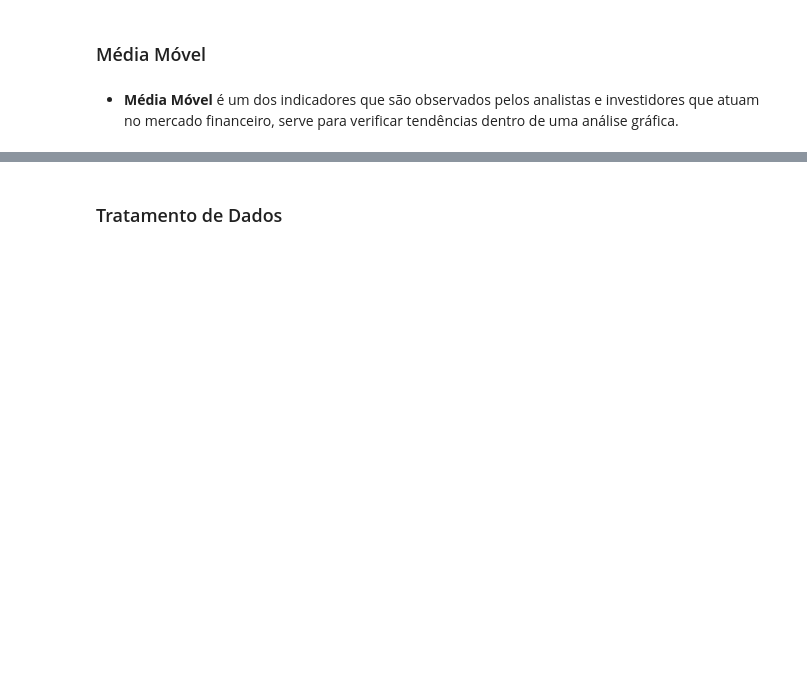
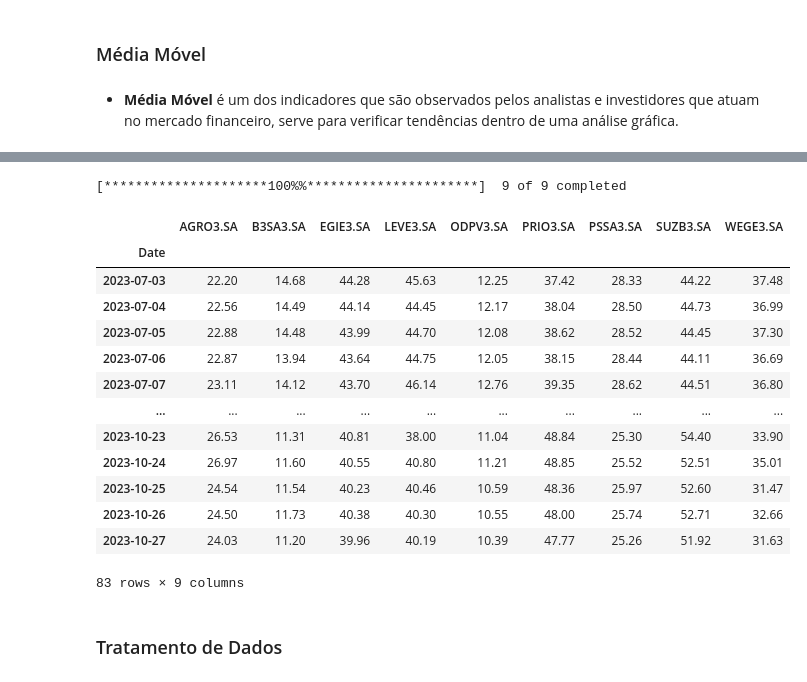
Before and after one commit to marcoaureliogguedes/automacaoFinancas, a Jupyter notebook: Projeto Automação.ipynb, the cells around one changed output, grey strips where cells are left out. Saved outputs shown, nothing was run; the diff lists cells and outputs as text; code cells hidden in the pictures; blank space fills up the shorter version.

```diff
--- a/Projeto Automação.ipynb
+++ b/Projeto Automação.ipynb
@@ -91,14 +126,30 @@ df_carteira
 # %%
 data_inical = datetime.now() - timedelta(days=120)
 data_final = datetime.now()
 
 # transformando a coluna Ticker em uma lista python
-lista_ativos = list(df_carteira['Ticker'].astype(str) + 'SA')
+lista_ativos = list(df_carteira['Ticker'].astype(str) + '.SA')
 
 # requisição
 df_cotacoes = pdr.get_data_yahoo(lista_ativos, data_inical, data_final)['Adj Close']
 df_cotacoes = round(df_cotacoes, 2)
 df_cotacoes
+# %% [output]
+[*********************100%%**********************]  9 of 9 completed
+|  | AGRO3.SA | B3SA3.SA | EGIE3.SA | LEVE3.SA | ODPV3.SA | PRIO3.SA | PSSA3.SA | SUZB3.SA | WEGE3.SA |
+| Date |  |  |  |  |  |  |  |  |  |
+| 2023-07-03 | 22.20 | 14.68 | 44.28 | 45.63 | 12.25 | 37.42 | 28.33 | 44.22 | 37.48 |
+| 2023-07-04 | 22.56 | 14.49 | 44.14 | 44.45 | 12.17 | 38.04 | 28.50 | 44.73 | 36.99 |
+| 2023-07-05 | 22.88 | 14.48 | 43.99 | 44.70 | 12.08 | 38.62 | 28.52 | 44.45 | 37.30 |
+| 2023-07-06 | 22.87 | 13.94 | 43.64 | 44.75 | 12.05 | 38.15 | 28.44 | 44.11 | 36.69 |
+| 2023-07-07 | 23.11 | 14.12 | 43.70 | 46.14 | 12.76 | 39.35 | 28.62 | 44.51 | 36.80 |
+| ... | ... | ... | ... | ... | ... | ... | ... | ... | ... |
+| 2023-10-23 | 26.53 | 11.31 | 40.81 | 38.00 | 11.04 | 48.84 | 25.30 | 54.40 | 33.90 |
+| 2023-10-24 | 26.97 | 11.60 | 40.55 | 40.80 | 11.21 | 48.85 | 25.52 | 52.51 | 35.01 |
+| 2023-10-25 | 24.54 | 11.54 | 40.23 | 40.46 | 10.59 | 48.36 | 25.97 | 52.60 | 31.47 |
+| 2023-10-26 | 24.50 | 11.73 | 40.38 | 40.30 | 10.55 | 48.00 | 25.74 | 52.71 | 32.66 |
+| 2023-10-27 | 24.03 | 11.20 | 39.96 | 40.19 | 10.39 | 47.77 | 25.26 | 51.92 | 31.63 |
+83 rows × 9 columns
 # %% [markdown]
 ### Tratamento de Dados
 # %%
```
Also changed, not shown: parts of 14 cells of this notebook, 1 other file.
